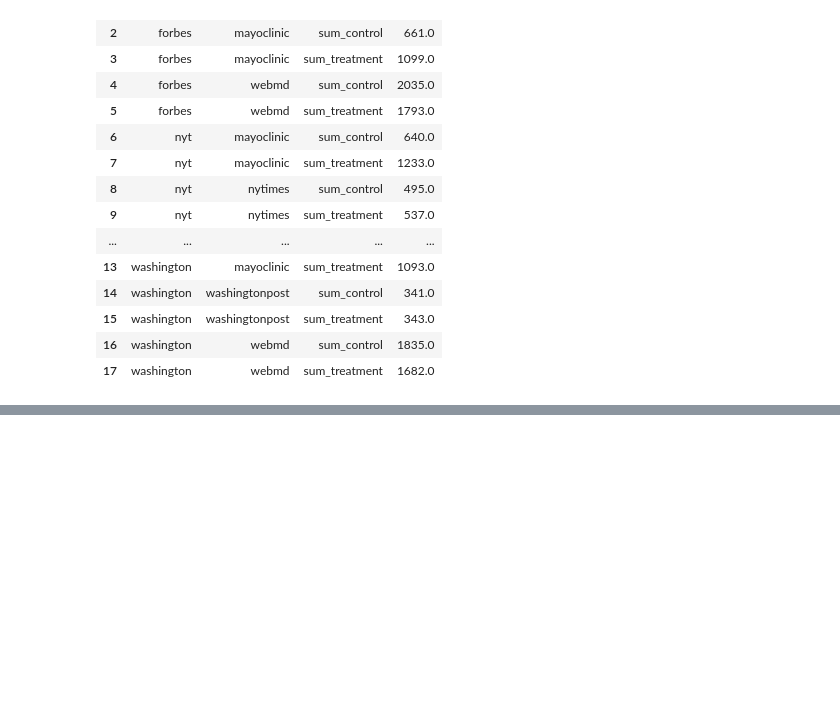
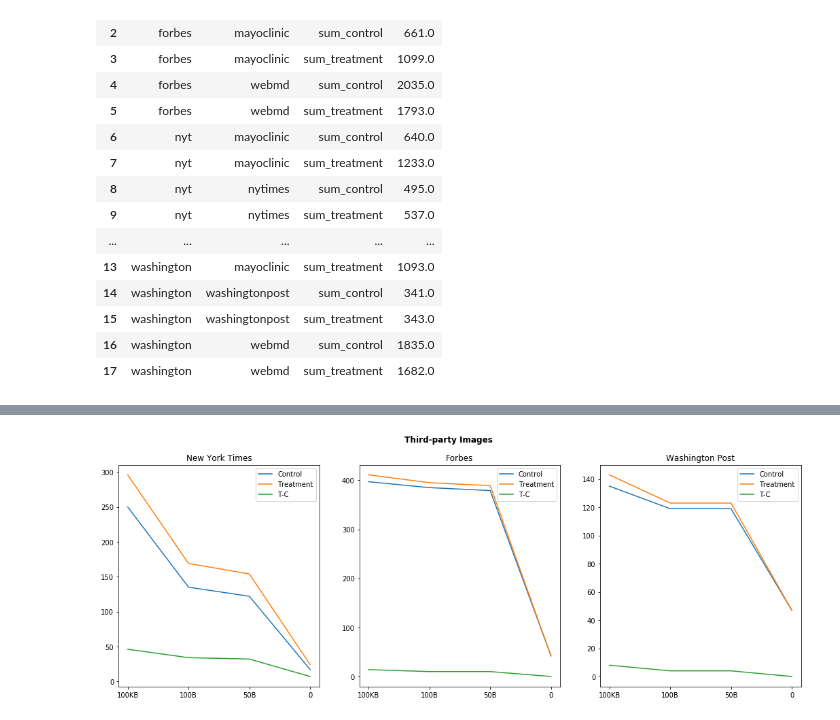
Before and after one commit to Sprinkle612/Cornell-Tech-Spec-Privacy-Fall2020, a Jupyter notebook: find-pixel-trackers.ipynb, the cells around one changed output, grey strips where cells are left out. Saved outputs shown, nothing was run; the diff lists cells and outputs as text; code cells hidden in the pictures; blank space fills up the shorter version.

```diff
--- a/find-pixel-trackers.ipynb
+++ b/find-pixel-trackers.ipynb
@@ -32,9 +35,3 @@ def extract_deep_clean_host(url):
     return s.split('.')[-2] if len(s.split('.')) > 1 else s
 def save_df_to_csv(df, file_name):
     df.to_csv(file_name+'.csv', index=False)
-# %%
-data_path = "exp-data/"
-type_name = 'forbes'
-exp_type= 'c'
-file_name = type_name + exp_type
-sql_file = data_path + file_name + '.sqlite'
@@ -100,3 +117,0 @@ result = pd.concat(df_ls)
-# %%
-result['exp_group'] = list(map(lambda x: x[0], result.exp_num))
-result['exp_index'] = list(map(lambda x: x[1], result.exp_num))
@@ -173,0 +307,35 @@ for_model
+# %%
+def ls_minus(ls1, ls2):
+    result = []
+    for x, y in zip(ls1, ls2):
+        result.append(x - y)
+    return result
+# %%
+x = ['100KB', '100B', '50B', '0']
+nyt_c = [250, 135, 122, 17]
+nyt_t = [296, 169, 154, 24]
+forbes_c = [397, 385, 379, 42]
+forbes_t = [411, 395, 389, 42]
+washington_c = [135, 119, 119, 47]
+washington_t = [143, 123, 123, 47]
+# %%
+fig, axs = plt.subplots(1, 3, figsize=(18,6))
+fig.suptitle('Third-party Images', fontweight='bold')
+axs[0].plot(x, nyt_c, label = "Control")
+axs[0].plot(x, nyt_t, label = "Treatment")
+axs[0].plot(x, ls_minus(nyt_t, nyt_c), label="T-C")
+axs[0].legend()
+axs[0].set_title('New York Times')
+axs[1].plot(x, forbes_c, label = "Control")
+axs[1].plot(x, forbes_t, label = "Treatment")
+axs[1].plot(x, ls_minus(forbes_t, forbes_c), label="T-C")
+axs[1].legend()
+axs[1].set_title('Forbes')
+axs[2].plot(x, washington_c, label = "Control")
+axs[2].plot(x, washington_t, label = "Treatment")
+axs[2].plot(x, ls_minus(washington_t, washington_c), label="T-C")
+axs[2].legend()
+axs[2].set_title('Washington Post')
+fig.show()
+# %% [output]
+[figure, added]
```
Also changed, not shown: parts of 35 cells of this notebook.
